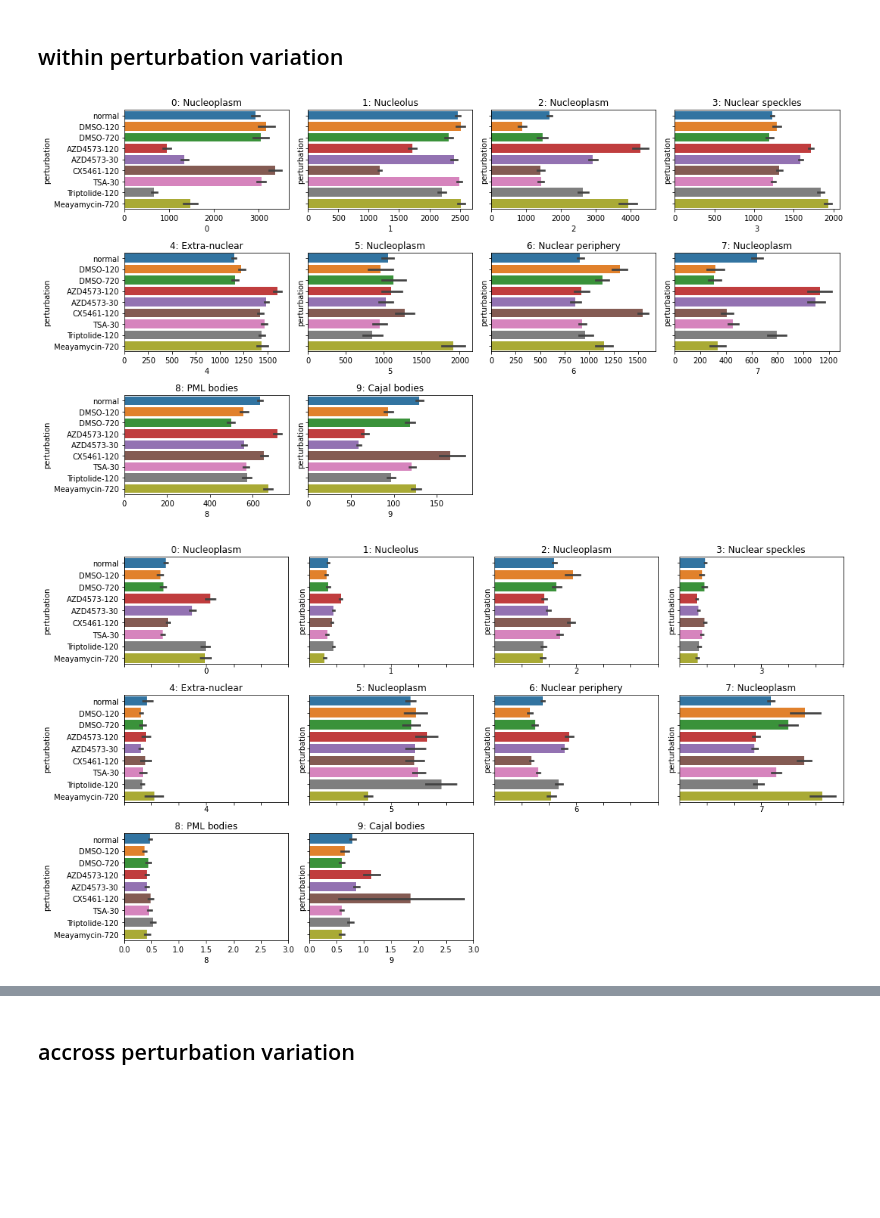
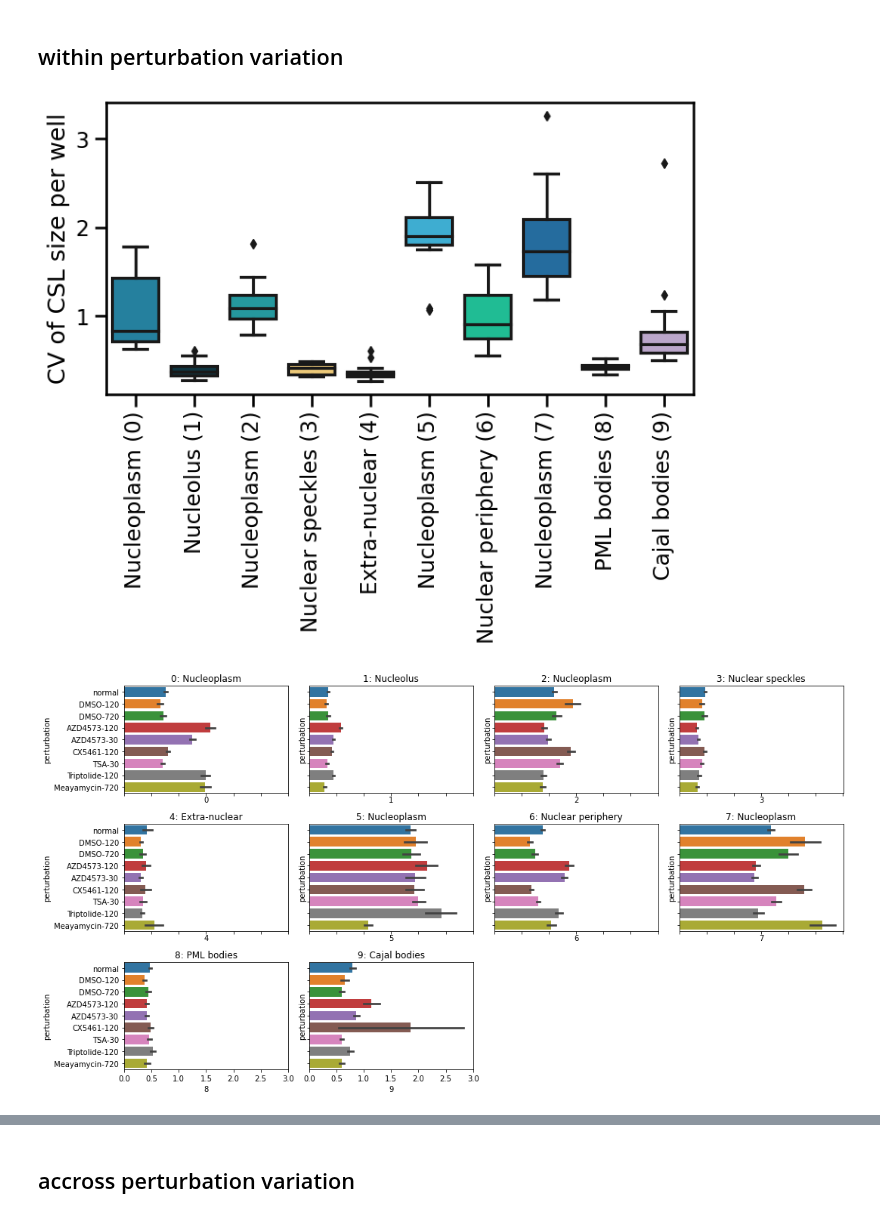
Before and after one commit to theislab/campa_ana, a Jupyter notebook: figure_notebooks/fig1_distribution_of_clusters_in_perturbation.ipynb, the cells around one changed output, grey strips where cells are left out. Saved outputs shown, nothing was run; the diff lists cells and outputs as text; code cells hidden in the pictures; blank space fills up the shorter version.

Commit message:
update figure notebooks and setup notebook

```diff
--- a/figure_notebooks/fig1_distribution_of_clusters_in_perturbation.ipynb
+++ b/figure_notebooks/fig1_distribution_of_clusters_in_perturbation.ipynb
@@ -16,3 +27,6 @@ import pandas as pd
+# %%
+fig_dir = Path(SOURCE_DIR)/'figures'/'fig1_suppl'
+os.makedirs(str(fig_dir), exist_ok=True)
 # %% [markdown]
 ## VAE_all/CondVAE_pert-CC
 # %%
@@ -36,5 +50,3 @@ annotation
 | 8 | 8 | #dbdb8d | PML bodies | #ef476f | PML bodies | ... |
 | 9 | 9 | #9edae5 | Cajal bodies | #bca0d0 | Cajal bodies | ... |
 | 10 |  | #ffffff |  | #ffffff |  | ... |
-# %%
-extr = extrs['184A1_unperturbed/I09']
@@ -51,14 +53,18 @@ import pandas as pd
 # %%
 sizes = []
 perturbation = []
+well = []
 for extr in extrs.values():
     sizes.append(extr.adata.obsm['size'])
     perturbation.append(extr.adata.obs['perturbation_duration'])
+    well.append(extr.adata.obs['well_name'])
 
 sizes = pd.concat(sizes)
 perturbation = pd.concat(perturbation)
+well = pd.concat(well)
 # %%
 sizes['perturbation'] = perturbation
+sizes['well'] = well
 # %%
 mean = sizes.groupby('perturbation').mean()
 std = sizes.groupby('perturbation').std()
@@ -92,27 +119,31 @@ std
 | normal | 3433.357769 | 2218.468714 | 864.088724 | 1843.447395 | 588.704343 | 483.055321 | 1957.274594 | 811.725448 | 1076.916947 | 300.528857 | ... |
 # %% [markdown]
 ## within perturbation variation
+# %%
+# plot well-wise mean and std
+sns.set_context("talk")
+fig, ax = plt.subplots(figsize=(8,4))
+
+data = sizes.groupby('well').std()[[str(i) for i in range(10)]] / sizes.groupby('well').mean()[[str(i) for i in range(10)]]
+
+cmap = annotation.set_index('clustering_res0.5')['annotation_fine_colors'].to_dict()
+sns.boxplot(data, ax=ax, palette=cmap)
+ax.set_xticklabels([f"{annotation.loc[i]['annotation']} ({i})" for i in range(10)], rotation=90)
+ax.set_ylabel('CV of CSL size per well')
+plt.savefig(fig_dir / 'cluster_size_variation.png', dpi=300, bbox_inches='tight')
+# %% [output]
+[figure, added]
 # %%
-fig, axes = plt.subplots(3,4, figsize=(15,8), sharey=True)
+# OLD: per perturbation within variation of size: std/mean
+estimator = lambda x: x.std()/x.mean()
+
+fig, axes = plt.subplots(3,4, figsize=(15,8), sharey=True, sharex=True)
 for i, ax in enumerate(axes.flat):
     if i > 9:
         ax.axis('off')
         continue
-    sns.barplot(data=sizes, x=str(i), y='perturbation', ax=ax)
+    sns.barplot(data=sizes, x=str(i), y='perturbation', ax=ax, estimator=estimator)
     ax.set_title(f"{i}: {annotation.loc[i]['annotation']}")
 plt.tight_layout()
 # %% [output]
-[figure, old version]
+[figure, new version]
-# %%
-estimator = lambda x: x.std()/x.mean()
-
-fig, axes = plt.subplots(3,4, figsize=(15,8), sharey=True, sharex=True)
-for i, ax in enumerate(axes.flat):
-    if i > 9:
-        ax.axis('off')
-        continue
-    sns.barplot(data=sizes, x=str(i), y='perturbation', ax=ax, estimator=estimator)
-    ax.set_title(f"{i}: {annotation.loc[i]['annotation']}")
-plt.tight_layout()
-# %% [output]
-[figure, removed]
```
Also changed, not shown: parts of 18 cells of this notebook, 9 other files.
